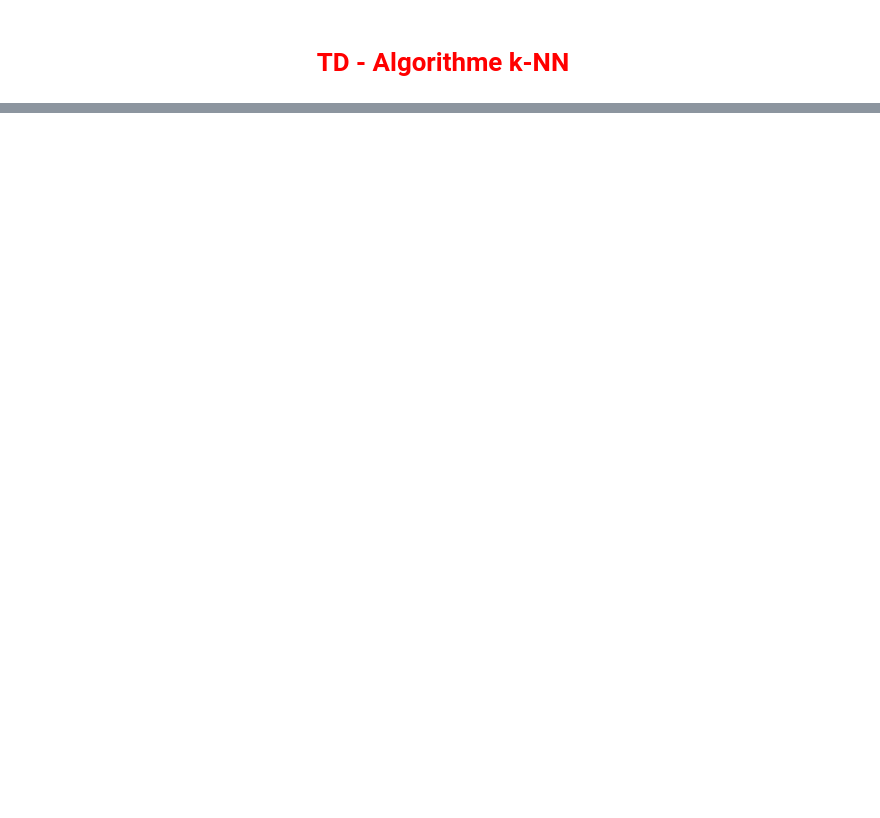
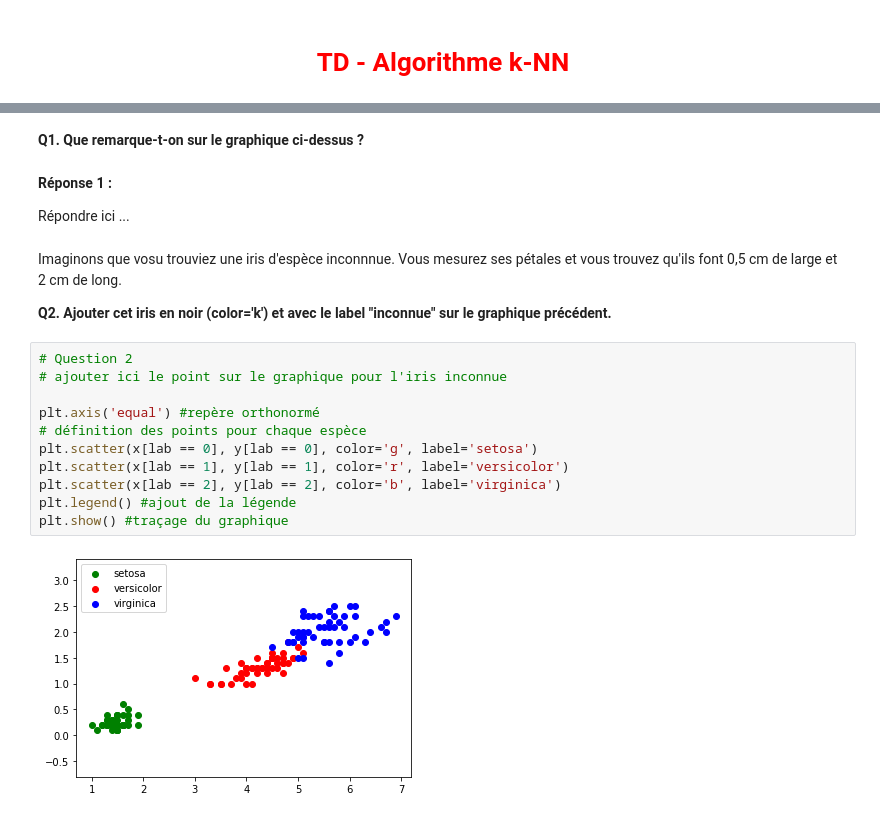
Before and after one commit to MatveiBG/NSI1ere, a Jupyter notebook: TD_04_2.ipynb, the cells around one changed output, grey strips where cells are left out. Cells and saved outputs as stored; diff of their text form; blank space fills up the shorter version.

```diff
--- a/TD_04_2.ipynb
+++ b/TD_04_2.ipynb
@@ -46,0 +101,23 @@ IPython.notebook.kernel.execute("url = '" + window.location + "'");
+# %% [markdown]
+**Q1. Que remarque-t-on sur le graphique ci-dessus ?**
+# %% [markdown]
+**Réponse 1 :**
+
+Répondre ici ...
+# %% [markdown]
+Imaginons que vosu trouviez une iris d'espèce inconnnue. Vous mesurez ses pétales et vous trouvez qu'ils font 0,5 cm de large et 2 cm de long.
+
+**Q2. Ajouter cet iris en noir (color='k') et avec le label "inconnue" sur le graphique précédent.**
+# %%
+# Question 2
+# ajouter ici le point sur le graphique pour l'iris inconnue
+
+plt.axis('equal') #repère orthonormé
+# définition des points pour chaque espèce
+plt.scatter(x[lab == 0], y[lab == 0], color='g', label='setosa')
+plt.scatter(x[lab == 1], y[lab == 1], color='r', label='versicolor')
+plt.scatter(x[lab == 2], y[lab == 2], color='b', label='virginica')
+plt.legend() #ajout de la légende
+plt.show() #traçage du graphique
+# %% [output]
+[figure, added]
```
Also changed, not shown: parts of 62 cells of this notebook, 1 other file.
